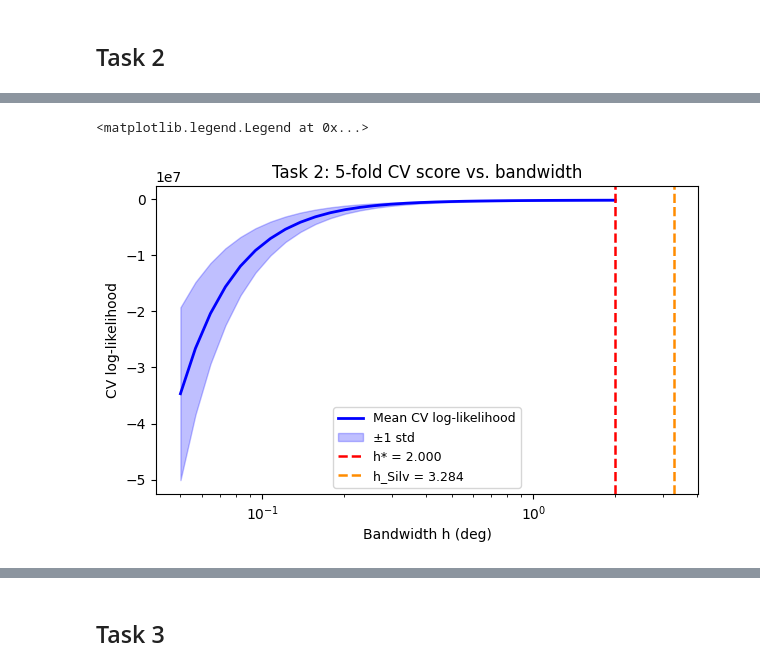
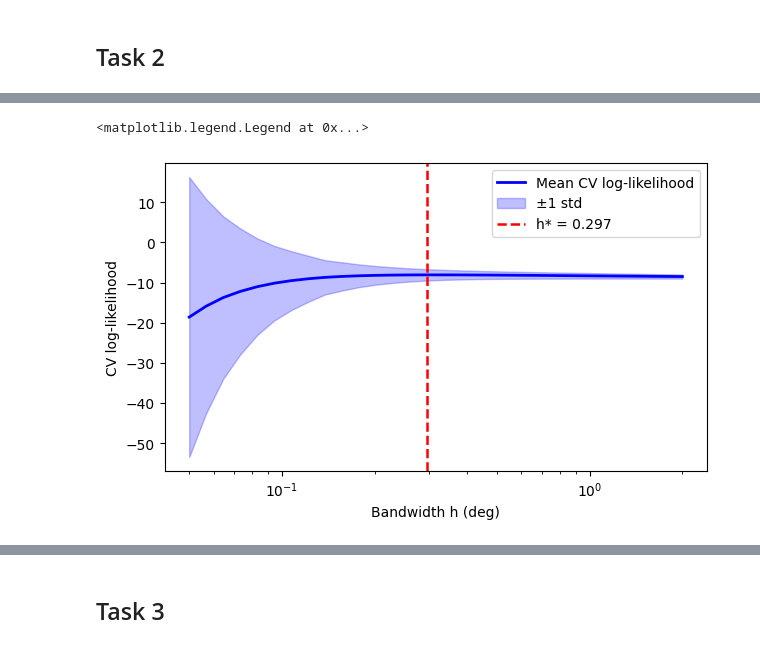
Before and after one commit to eiseleb47/DataScience, a Jupyter notebook: Worksheet_2/1-3_Benjamin.ipynb, the cells around one changed output, grey strips where cells are left out. Saved outputs shown, nothing was run; the diff lists cells and outputs as text; code cells hidden in the pictures.

```diff
--- a/Worksheet_2/1-3_Benjamin.ipynb
+++ b/Worksheet_2/1-3_Benjamin.ipynb
@@ -63,15 +63,11 @@ plt.show()
 # %% [markdown]
 ## Task 2
 # %%
-# Creating space vectors
-#full_ra_g = np.linspace(full_ra.min(), full_ra.max(), len(full_ra))
-#full_dec_g = np.linspace(full_dec.min(), full_dec.max(), len(full_dec))
-#x_g, y_g = np.meshgrid(full_ra_g, full_dec_g)
+Xgrid = np.column_stack([ra_thin, dec_thin])
 
-Xgrid = np.column_stack([ra_full, dec_full])
 
 bandwidths = np.geomspace(0.05, 2.0, 30)
 grid = GridSearchCV(KernelDensity(kernel='gaussian'),
-    {'bandwidth': bandwidths}, cv=None, n_jobs=-1)
+    {'bandwidth': bandwidths}, cv=LeaveOneOut(), n_jobs=-1)
 grid.fit(Xgrid) # Xdata has shape (N,2) for 2D
 # %% [output]
@@ -113,12 +92,13 @@ Optimal bandwidth: 2.000
 # %%
 fig, ax = plt.subplots(figsize=(7, 4))
 ax.semilogx(bandwidths, cv_scores, 'b-', lw=2, label='Mean CV log-likelihood')
 ax.fill_between(bandwidths, cv_scores-cv_std, cv_scores+cv_std,
                 alpha=0.25, color='blue', label='±1 std')
 ax.axvline(h_opt,        color='red',        ls='--', lw=1.8, label=f'h* = {h_opt:.3f}')
-ax.axvline(h_silverman,  color='darkorange', ls='--', lw=1.8, label=f'h_Silv = {h_silverman:.3f}')
+#ax.axvline(h_silverman,  color='darkorange', ls='--', lw=1.8, label=f'h_Silv = {h_silverman:.3f}')
 ax.set_xlabel("Bandwidth h (deg)"); ax.set_ylabel("CV log-likelihood")
-ax.set_title("Task 2: 5-fold CV score vs. bandwidth"); ax.legend(fontsize=9)
+ax.legend()
+#ax.set_title("Task 2: 5-fold CV score vs. bandwidth"); ax.legend(fontsize=9)
 # %% [output]
 <matplotlib.legend.Legend at 0x...>
-[figure, old version]
+[figure, new version]
```
Also changed, not shown: parts of 7 cells of this notebook.
